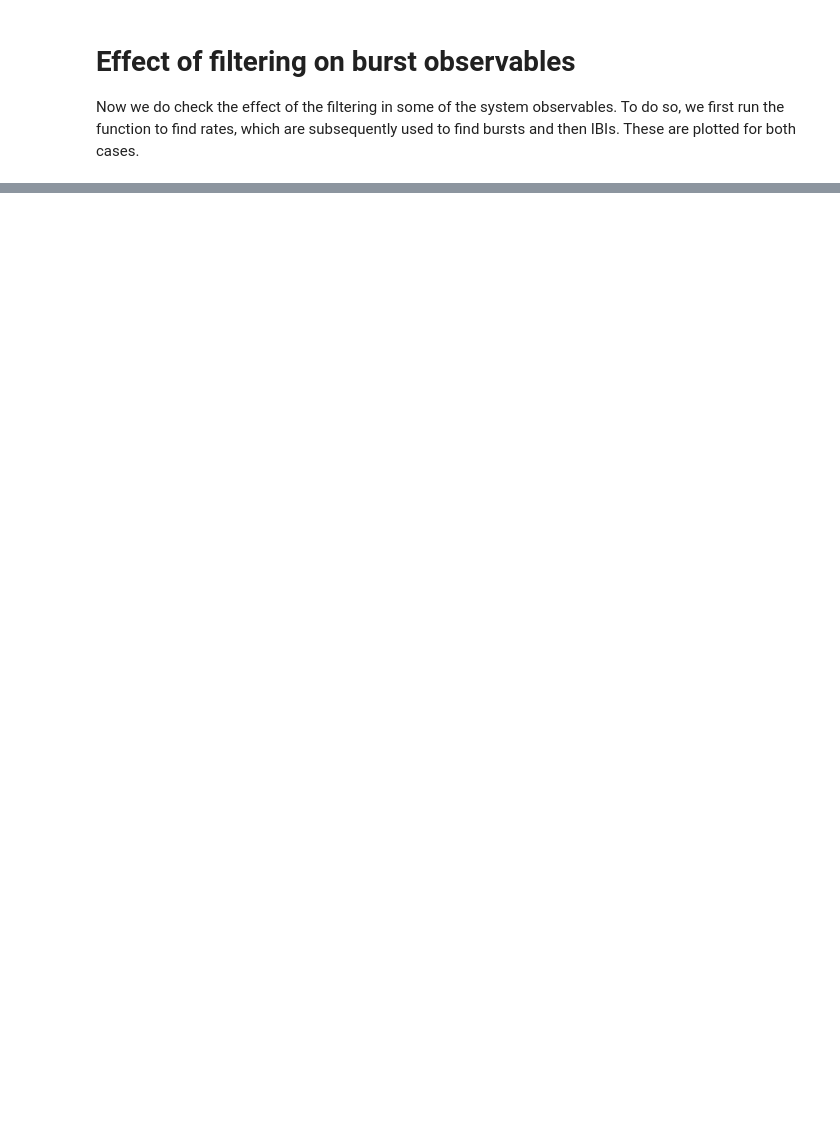
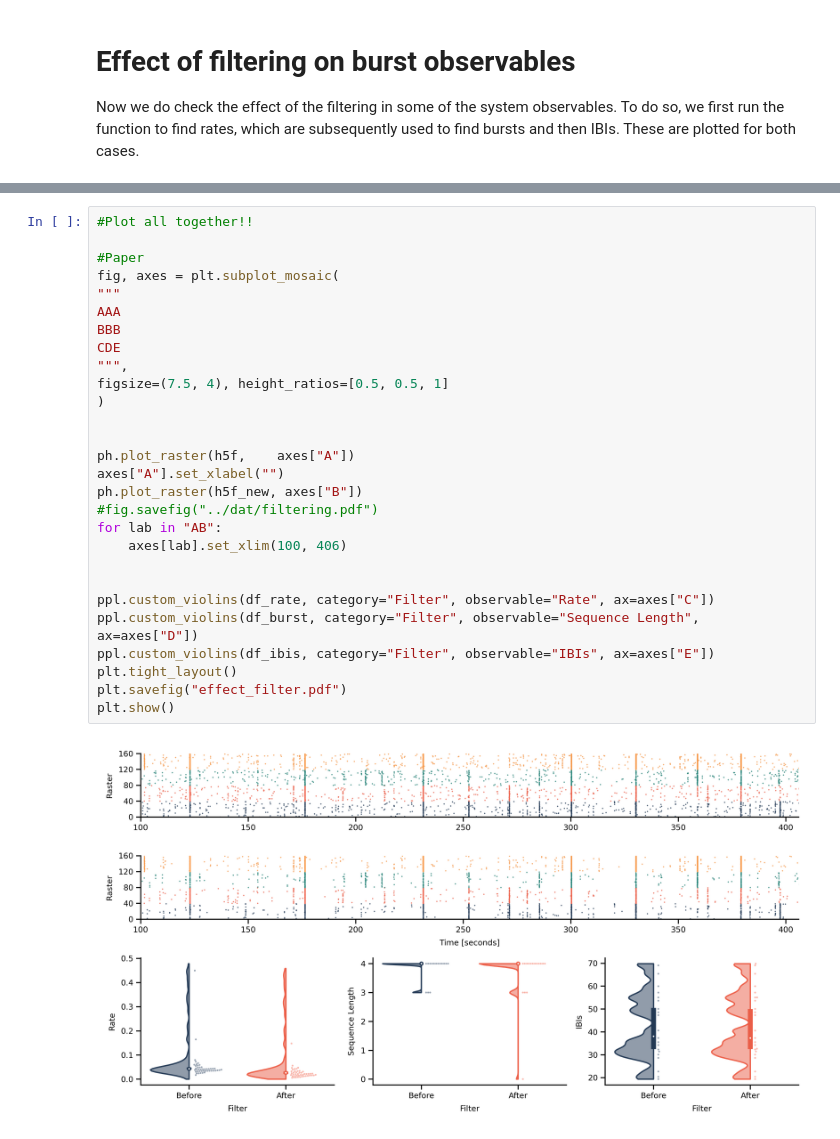
Before and after one commit to pSpitzner/stimulating_modular_cultures, a Jupyter notebook: notebooks/filter_spikes.ipynb, the cells around one changed output, grey strips where cells are left out. Drawn from its saved outputs; the diff is of its cells as text; blank space fills up the shorter version.

```diff
--- a/notebooks/filter_spikes.ipynb
+++ b/notebooks/filter_spikes.ipynb
@@ -297,0 +299,30 @@ plt.show()
+# %%
+#Plot all together!!
+
+#Paper
+fig, axes = plt.subplot_mosaic(
+"""
+AAA
+BBB
+CDE
+""",
+figsize=(7.5, 4), height_ratios=[0.5, 0.5, 1]
+)
+
+
+ph.plot_raster(h5f,    axes["A"])
+axes["A"].set_xlabel("")
+ph.plot_raster(h5f_new, axes["B"])
+#fig.savefig("../dat/filtering.pdf")
+for lab in "AB":
+    axes[lab].set_xlim(100, 406)
+
+
+ppl.custom_violins(df_rate, category="Filter", observable="Rate", ax=axes["C"])
+ppl.custom_violins(df_burst, category="Filter", observable="Sequence Length", ax=axes["D"])
+ppl.custom_violins(df_ibis, category="Filter", observable="IBIs", ax=axes["E"])
+plt.tight_layout()
+plt.savefig("effect_filter.pdf")
+plt.show()
+# %% [output]
+[figure, added]
```
Also changed, not shown: parts of 3 cells of this notebook.
